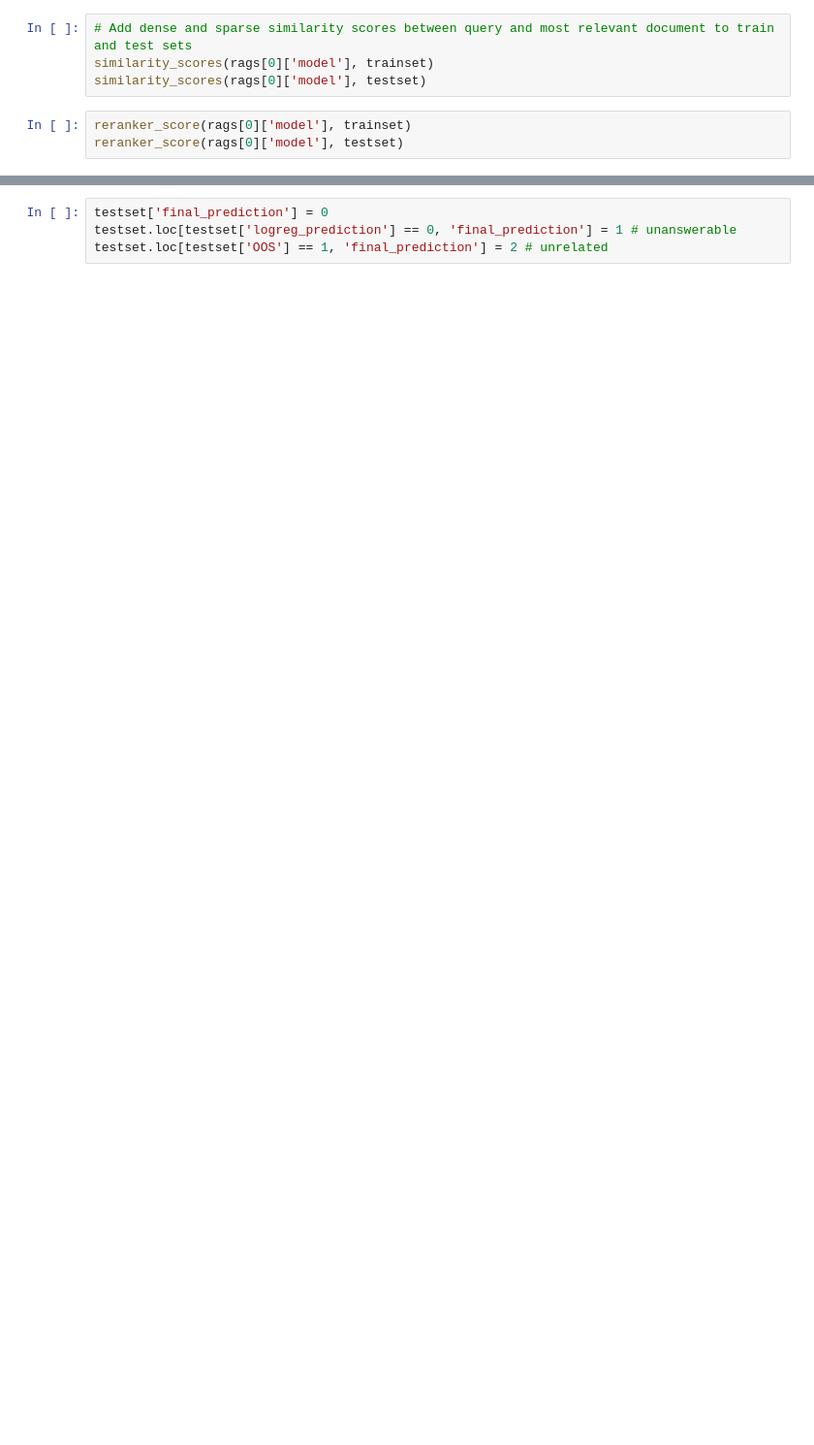
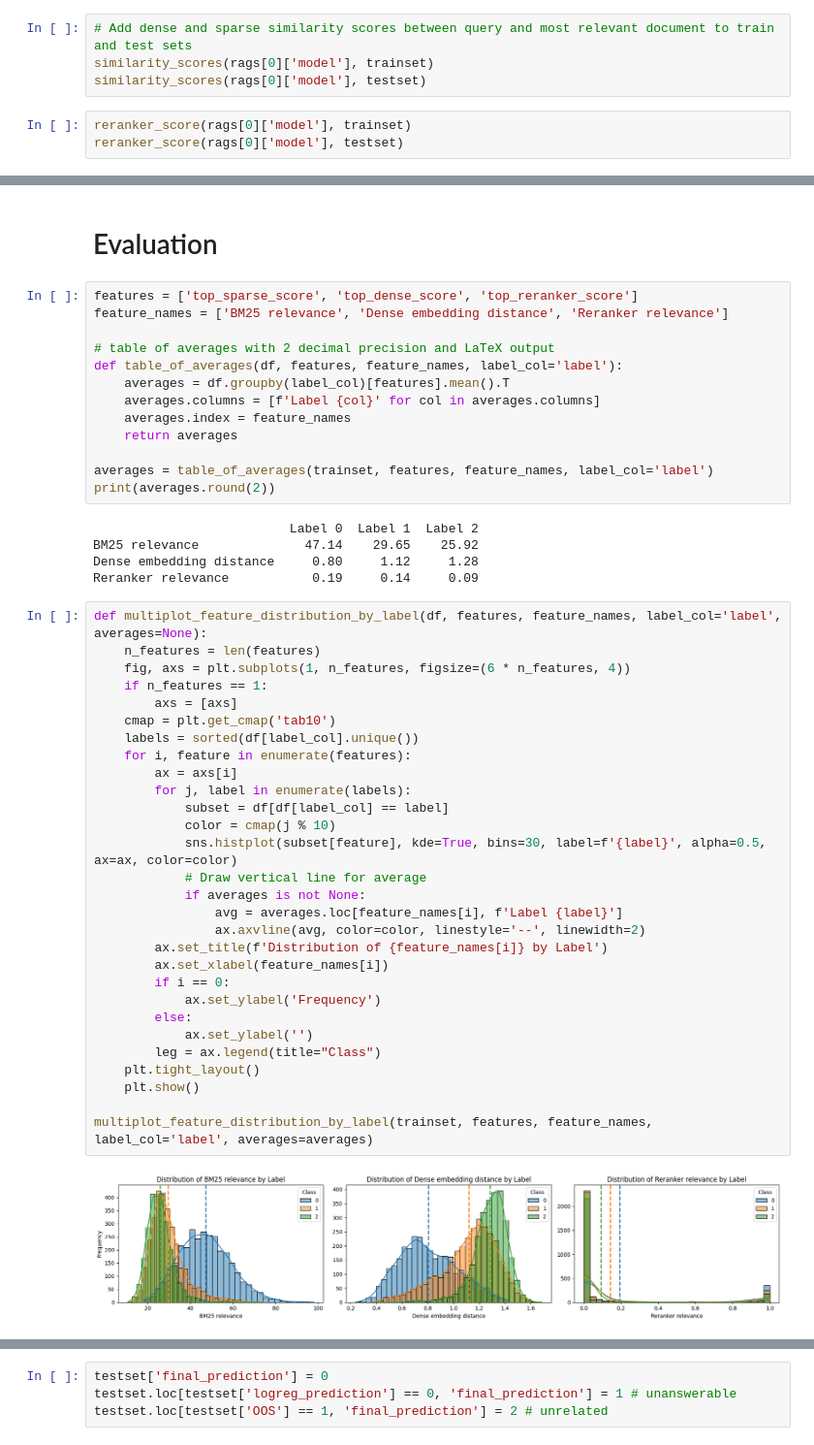
Before and after one commit to sjoerdoffringa/RAG, a Jupyter notebook: eval_scope.ipynb, the cells around one changed output, grey strips where cells are left out. Shown at 97% size. Saved outputs shown, nothing was run; the diff lists cells and outputs as text; blank space fills up the shorter version.

```diff
--- a/eval_scope.ipynb
+++ b/eval_scope.ipynb
@@ -241 +204,52 @@ def apply_z_test_to_dataframe(df, reference_series, column, onetailed=True, alph
+# %% [markdown]
+# Evaluation
+# %%
+features = ['top_sparse_score', 'top_dense_score', 'top_reranker_score']
+feature_names = ['BM25 relevance', 'Dense embedding distance', 'Reranker relevance']
+
+# table of averages with 2 decimal precision and LaTeX output
+def table_of_averages(df, features, feature_names, label_col='label'):
+    averages = df.groupby(label_col)[features].mean().T
+    averages.columns = [f'Label {col}' for col in averages.columns]
+    averages.index = feature_names
+    return averages
+
+averages = table_of_averages(trainset, features, feature_names, label_col='label')
+print(averages.round(2))
+# %% [output]
+                          Label 0  Label 1  Label 2
+BM25 relevance              47.14    29.65    25.92
+Dense embedding distance     0.80     1.12     1.28
+Reranker relevance           0.19     0.14     0.09
+# %%
+def multiplot_feature_distribution_by_label(df, features, feature_names, label_col='label', averages=None):
+    n_features = len(features)
+    fig, axs = plt.subplots(1, n_features, figsize=(6 * n_features, 4))
+    if n_features == 1:
+        axs = [axs]
+    cmap = plt.get_cmap('tab10')
+    labels = sorted(df[label_col].unique())
+    for i, feature in enumerate(features):
+        ax = axs[i]
+        for j, label in enumerate(labels):
+            subset = df[df[label_col] == label]
+            color = cmap(j % 10)
+            sns.histplot(subset[feature], kde=True, bins=30, label=f'{label}', alpha=0.5, ax=ax, color=color)
+            # Draw vertical line for average
+            if averages is not None:
+                avg = averages.loc[feature_names[i], f'Label {label}']
+                ax.axvline(avg, color=color, linestyle='--', linewidth=2)
+        ax.set_title(f'Distribution of {feature_names[i]} by Label')
+        ax.set_xlabel(feature_names[i])
+        if i == 0:
+            ax.set_ylabel('Frequency')
+        else:
+            ax.set_ylabel('')
+        leg = ax.legend(title="Class")
+    plt.tight_layout()
+    plt.show()
+
+multiplot_feature_distribution_by_label(trainset, features, feature_names, label_col='label', averages=averages)
+# %% [output]
+[figure, added]
 # %%
```
Also changed, not shown: parts of 46 cells of this notebook, 6 other files.
